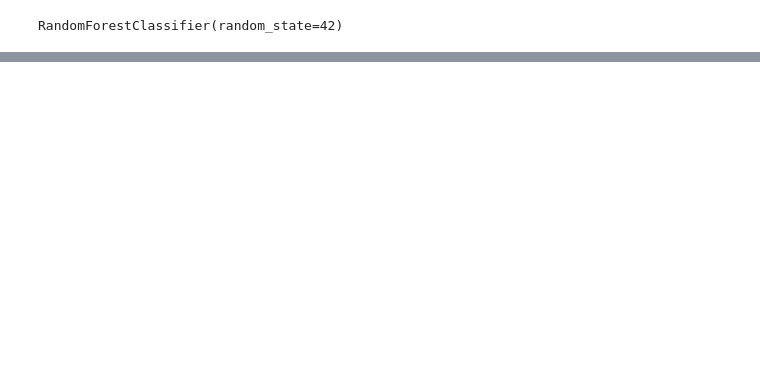
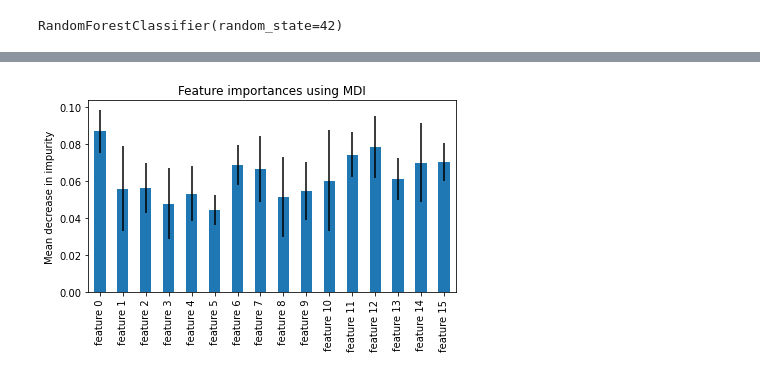
Before and after one commit to MudSnail/Land_Cover_Classification, a Jupyter notebook: Feature_Importance.ipynb, the cells around one changed output, grey strips where cells are left out. Saved outputs shown, nothing was run; the diff lists cells and outputs as text; code cells hidden in the pictures; blank space fills up the shorter version.

```diff
--- a/Feature_Importance.ipynb
+++ b/Feature_Importance.ipynb
@@ -254,0 +244,5 @@ fig.tight_layout()
+# %%
+#Plot Feature Importance
+plot_features(rfc, X)
+# %% [output]
+[figure, added]
```
Also changed, not shown: parts of 24 cells of this notebook.
